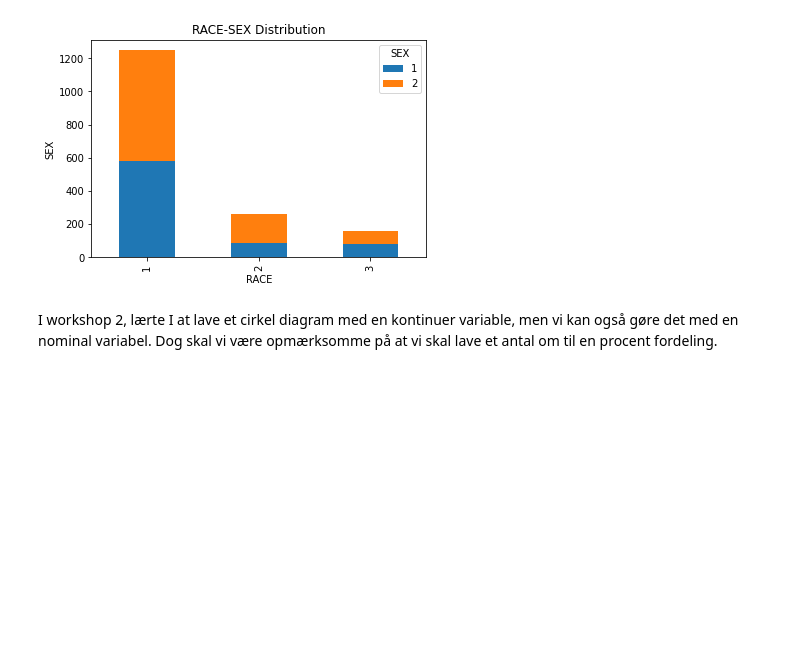
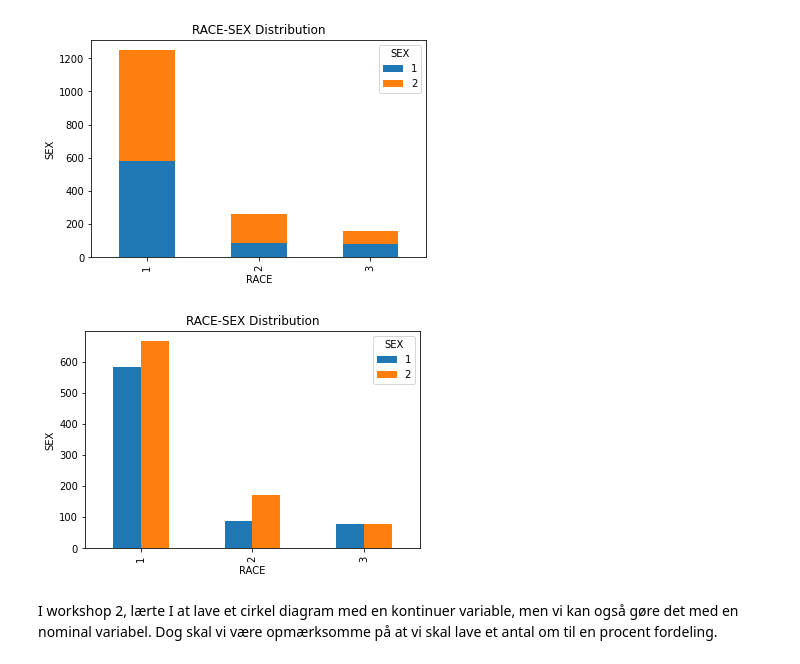
Before and after one commit to louisehviid/KM2023, a Jupyter notebook: Eksamen_eksempel.ipynb, the cells around one changed output. Saved outputs shown, nothing was run; the diff lists cells and outputs as text; code cells hidden in the pictures; blank space fills up the shorter version.

```diff
--- a/Eksamen_eksempel.ipynb
+++ b/Eksamen_eksempel.ipynb
@@ -65,6 +65,16 @@ plt.ylabel('SEX')
 plt.show()
 # %% [output]
 [figure]
+# %%
+#Alternativt, kan I visualisere dem side-by-side
+
+freq_table.plot(kind='bar', stacked=False)
+plt.title('RACE-SEX Distribution')
+plt.xlabel('RACE')
+plt.ylabel('SEX')
+plt.show()
+# %% [output]
+[figure, added]
 # %% [markdown]
 I workshop 2, lærte I at lave et cirkel diagram med en kontinuer variable, men vi kan også gøre det med en nominal variabel. Dog skal vi være opmærksomme på at vi skal lave et antal om til en procent fordeling.
 # %%
```
Also changed, not shown: parts of 1 cell of this notebook.
